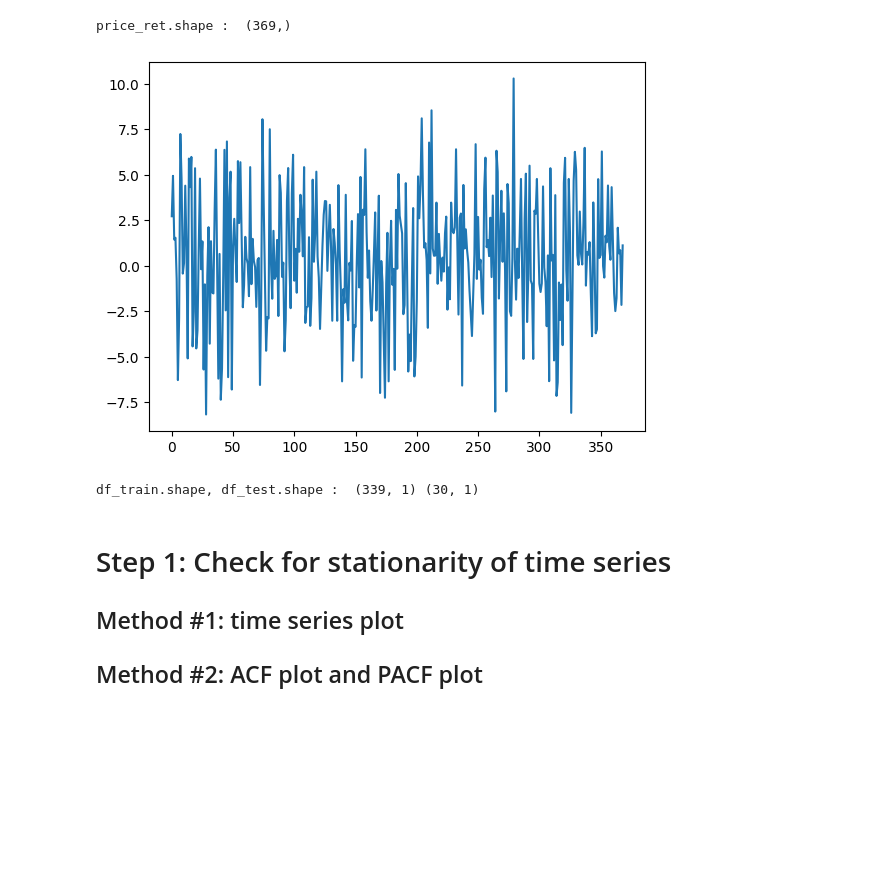
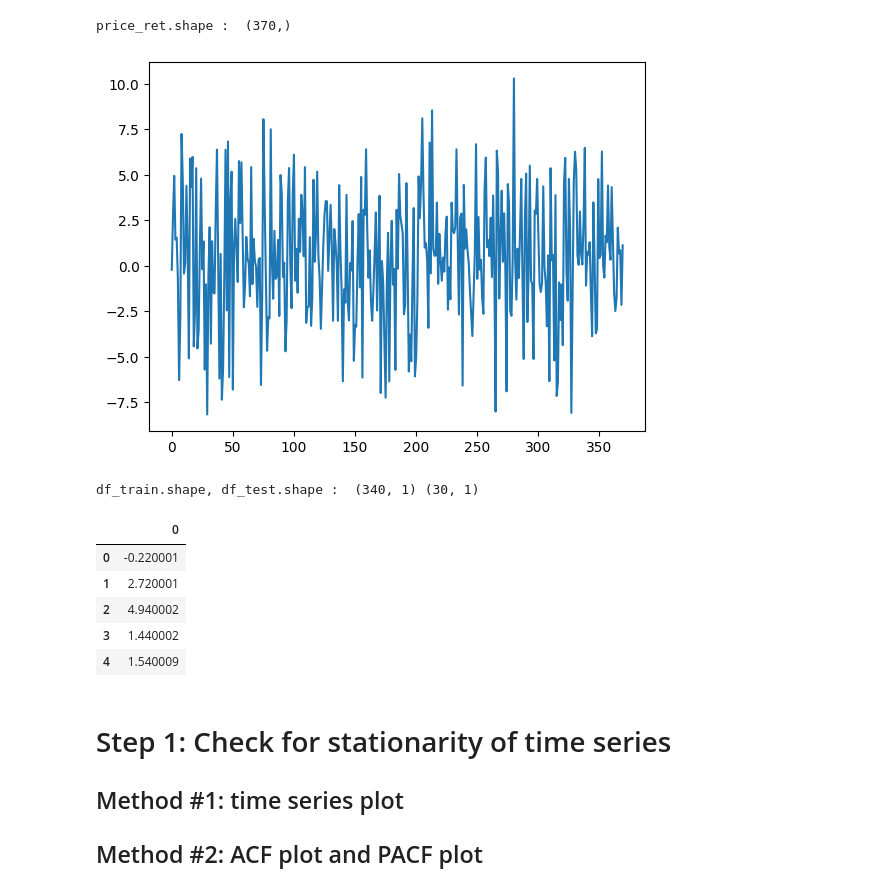
Before and after one commit to Sergey-Kiselev-dev/ML_sem_pub, a Jupyter notebook: ML_job_ARIMA_02.ipynb, the cells around one changed output. Drawn from its saved outputs; the diff is of its cells as text; code cells hidden in the pictures; blank space fills up the shorter version.

Commit message:
Time Series Analysis: ARIMA Models in Python
https://www.kdnuggets.com/2023/08/times-series-analysis-arima-models-python.html

```diff
--- a/ML_job_ARIMA_02.ipynb
+++ b/ML_job_ARIMA_02.ipynb
@@ -389,43 +392,43 @@ price_close = [x['price_close'] for x in data]
 # %%
 np.set_printoptions(precision=2)
 price_close = np.array(price_close[1:]).astype(np.float32)
 # print(price_close)
 
 # price_close = price_close[-100:]
 price_ret = []
 for i in range(1, len(price_close)):
   if abs(price_close[i] - price_close[i-1]) > 0.01:
     price_ret.append(price_close[i] - price_close[i-1])
 price_ret = np.array(price_ret)
 print('price_ret.shape : ', price_ret.shape)
 
 plt.plot([i for i in range(len(price_ret))], price_ret)
 plt.show()
 
 # price_ret = price_ret[-100:]
 N = len(price_ret) - 1
 x = np.zeros(N)
 y = np.zeros(N)
 for i in range(1, N+1, 1):
   x[i-1] = i - 1
   y[i-1] = float(price_ret[i])
-# print(x)
-# print(y)
-
-# x_train = x[0:N-2]
-# y_train = y[0:N-2]
-# print(x_train)
-# print(y_train)
 
 df_train = pd.DataFrame(price_ret[0:-30]).copy()
 df_test = pd.DataFrame(price_ret[-30:]).copy()
 print('df_train.shape, df_test.shape : ', df_train.shape, df_test.shape)
-
-# print(z_train)
+train_arima = df_train
+test_arima = df_test
+train_arima.head()
 # %% [output]
-price_ret.shape :  (369,)
+price_ret.shape :  (370,)
-[figure, old version]
+[figure, new version]
-df_train.shape, df_test.shape :  (339, 1) (30, 1)
+df_train.shape, df_test.shape :  (340, 1) (30, 1)
+|  | 0 |
+| 0 | -0.220001 |
+| 1 | 2.720001 |
+| 2 | 4.940002 |
+| 3 | 1.440002 |
+| 4 | 1.540009 |
 # %% [markdown]
 Step 1: Check for stationarity of time series
 =========
```
Also changed, not shown: parts of 10 cells of this notebook.
